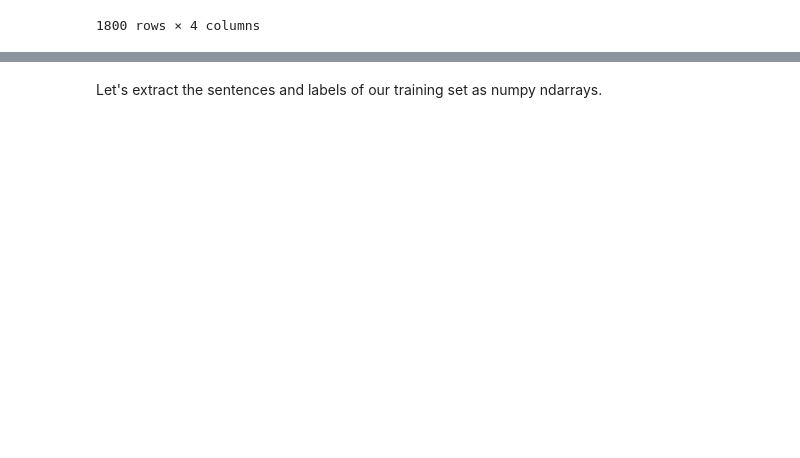
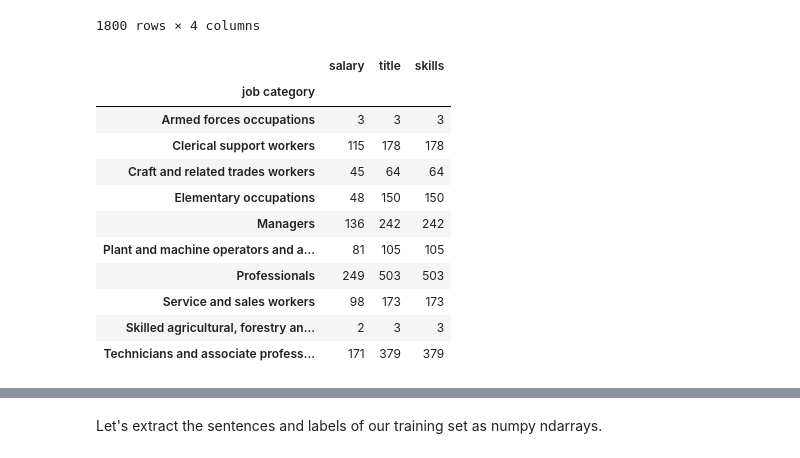
Before and after one commit to JYP97/DS2_Proj_Jobs_skills_analysis, a Jupyter notebook: DS2_BERT_Fine_Tuning_Sentence_Classification_v4.ipynb, the cells around one changed output, grey strips where cells are left out. Saved outputs shown, nothing was run; the diff lists cells and outputs as text; code cells hidden in the pictures; blank space fills up the shorter version.

```diff
--- a/DS2_BERT_Fine_Tuning_Sentence_Classification_v4.ipynb
+++ b/DS2_BERT_Fine_Tuning_Sentence_Classification_v4.ipynb
@@ -221,3 +186,18 @@ Number of training sentences: 1,800
 | 1798 | NaN | Project Director REMOTE | Managers | Economics, Computer Sciences, Bus... |
 | 1799 | NaN | Business Development Representative | Professionals | Vehicle Insurance, Service Accoun... |
 1800 rows × 4 columns
+# %%
+df.groupby(['job category']).count()
+# %% [output]
+|  | salary | title | skills |
+| job category |  |  |  |
+| Armed forces occupations | 3 | 3 | 3 |
+| Clerical support workers | 115 | 178 | 178 |
+| Craft and related trades workers | 45 | 64 | 64 |
+| Elementary occupations | 48 | 150 | 150 |
+| Managers | 136 | 242 | 242 |
+| Plant and machine operators and a... | 81 | 105 | 105 |
+| Professionals | 249 | 503 | 503 |
+| Service and sales workers | 98 | 173 | 173 |
+| Skilled agricultural, forestry an... | 2 | 3 | 3 |
+| Technicians and associate profess... | 171 | 379 | 379 |
```
Also changed, not shown: parts of 60 cells of this notebook.
